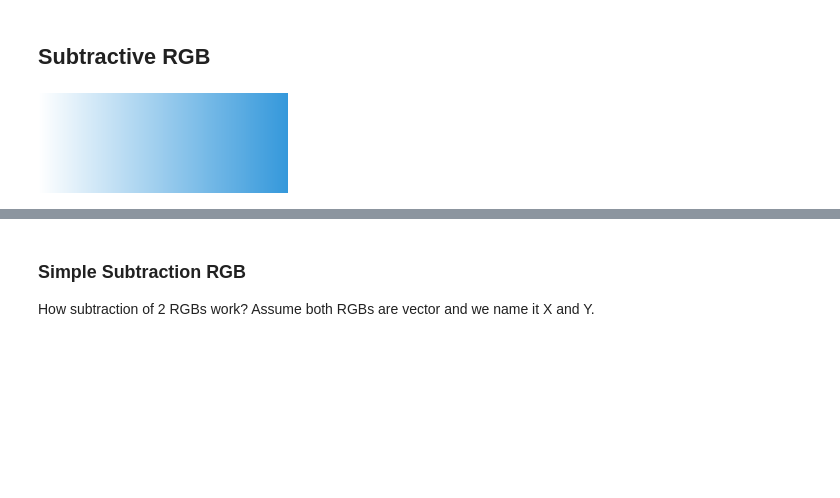
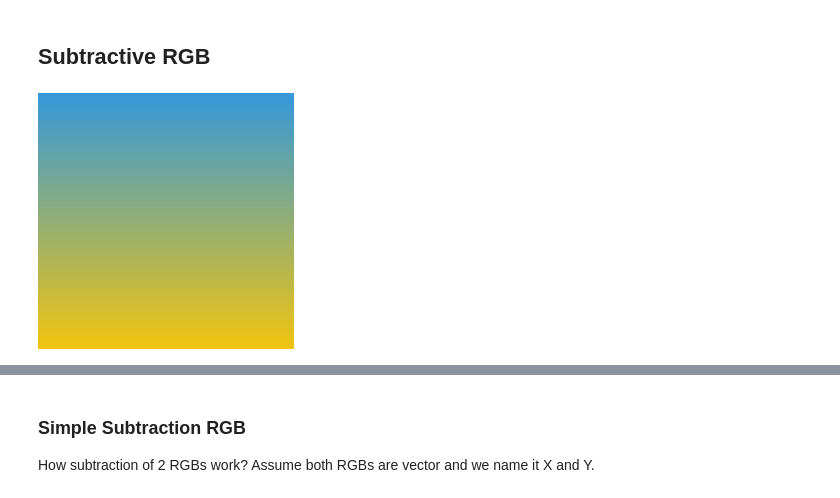
Before and after one commit to FarhanMS123/NeuralNetworkMemorandum, a Jupyter notebook: vision/ColorBlendAlgorithm.ipynb, the cells around one changed output, grey strips where cells are left out. Saved outputs shown, nothing was run; the diff lists cells and outputs as text; code cells hidden in the pictures; blank space fills up the shorter version.

Commit message:
test: using cairo

```diff
--- a/vision/ColorBlendAlgorithm.ipynb
+++ b/vision/ColorBlendAlgorithm.ipynb
@@ -97,33 +99,36 @@ Source:
 # %% [markdown]
 ## Subtractive RGB
-# %%
-from IPython.display import display
-from PIL import Image, ImageDraw
-import numpy as np
-
-(img_w, img_h) = (50 * (1+3+1), 100)
-img_RGBA = Image.new("RGBA", (img_w, img_h))
-img_RGBA_draw = ImageDraw.Draw(img_RGBA, "RGBA")
-
-# https://stackoverflow.com/questions/66837477/pillow-how-to-gradient-fill-drawn-shapes
-gradient = np.linspace(X_RGB + (255,), X_RGB + (0,), img_w, True).astype(np.uint8)
-gradient = np.tile(gradient, [img_h, 1, 1])
-img_grad = Image.fromarray(gradient, "RGBA")
-img_RGBA.paste(img_grad)
-
-gradient = np.linspace(Y_RGB + (0,), Y_RGB + (255,), img_w, True).astype(np.uint8)
-gradient = np.tile(gradient, [img_h, 1, 1])
-img_grad = Image.fromarray(gradient, "RGBA")
-img_RGBA.paste(img_grad)
-
-# https://github.com/python-pillow/Pillow/issues/2496
-# https://stackoverflow.com/questions/43618910/pil-drawing-a-semi-transparent-square-overlay-on-image#43620169
-# ImageDraw.Draw(img_RGBA, "RGBA").rectangle((0, 0, 50, 50), fill=X_RGB + (255,))
-# ImageDraw.Draw(img_RGBA, "RGBA").rectangle((0, 30, 50, 100), fill=Y_RGB + (100,))
-
-display(img_RGBA)
-# %% [output]
-[figure, removed]
+# %%
+from IPython.display import display, Image as dImage
+import math
+import cairo
+import PIL.Image as Image
+
+(img_w, img_h) = (50 * (1+3+1), 100)
+
+WIDTH, HEIGHT = 256, 256
+
+# https://pycairo.readthedocs.io/en/latest/reference/patterns.html#cairo.Gradient.add_color_stop_rgba
+# https://pycairo.readthedocs.io/en/latest/reference/patterns.html#class-lineargradient-gradient
+# https://pycairo.readthedocs.io/en/latest/tutorial/pillow.html
+# https://pycairo.readthedocs.io/en/latest/tutorial/introduction.html
+surface = cairo.ImageSurface(cairo.FORMAT_ARGB32, WIDTH, HEIGHT)
+ctx = cairo.Context(surface)
+
+ctx.scale(WIDTH, HEIGHT)  # Normalizing the canvas
+
+pat = cairo.LinearGradient(0.0, 0.0, 0.0, 1.0)
+pat.add_color_stop_rgba(1, *map(lambda x: x/255, X_RGB), 1)  # First stop, 50% opacity
+pat.add_color_stop_rgba(0, *map(lambda x: x/255, Y_RGB), 1)  # Last stop, 100% opacity
+
+ctx.rectangle(0, 0, 1, 1)  # Rectangle(x0, y0, x1, y1)
+ctx.set_source(pat)
+ctx.fill()
+
+im = Image.frombuffer("RGBA", (WIDTH,HEIGHT), surface.get_data().tobytes(), 'raw', "BGRa", surface.get_stride())
+display(im)
+# %% [output]
+[figure, added]
 # %% [markdown]
 ## Light, Prism, and RGB
 
```
Also changed, not shown: parts of 5 cells of this notebook.
